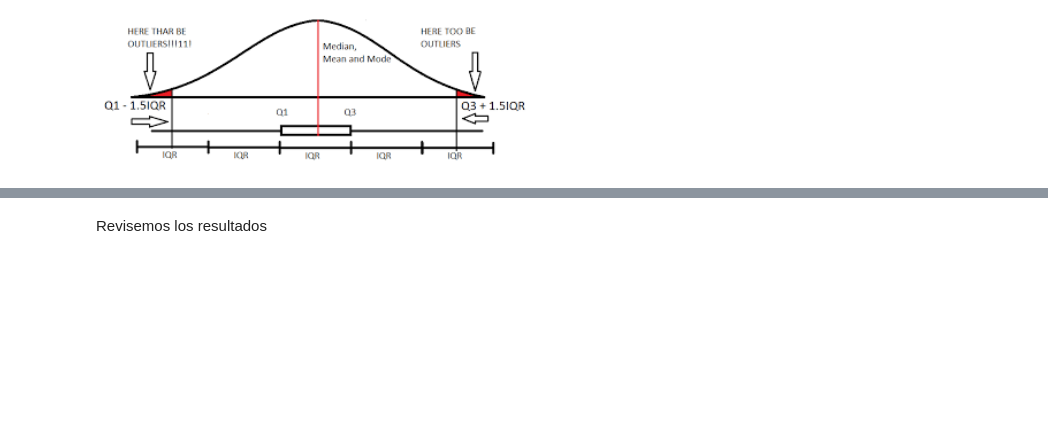
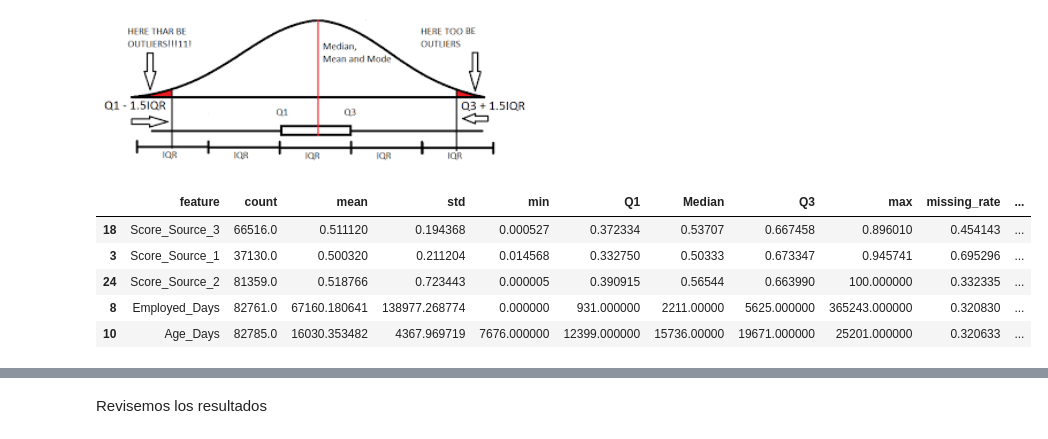
Before and after one commit to JCaballerot/Credit-Scoring, a Jupyter notebook: CreditScoring/Lab_Automobile_Loan_Default.ipynb, the cells around one changed output, grey strips where cells are left out. Saved outputs shown, nothing was run; the diff lists cells and outputs as text; code cells hidden in the pictures; blank space fills up the shorter version.

```diff
--- a/CreditScoring/Lab_Automobile_Loan_Default.ipynb
+++ b/CreditScoring/Lab_Automobile_Loan_Default.ipynb
@@ -360,10 +661,17 @@ ax = sns.boxplot(x="Default", y="Client_Income", data=X_train, palette = 'hls')
 # %%
 #Leyendo tabla resumen
 
-univariate_II = pd.read_csv('univariate_asssesment.csv').sort_values(by = 'abs_gini', ascending = False)
-univariate_II = univariate_II.loc[univariate_II.abs_gini > 0.025]
+univariate_II = pd.read_csv('univariate_assesment.csv').sort_values(by = 'abs_ginimax', ascending = False)
+univariate_II = univariate_II.loc[univariate_II.abs_ginimax > 0.025]
 
 univariate_II.head()
+# %% [output]
+|  | feature | count | mean | std | min | Q1 | Median | Q3 | max | missing_rate | ... |
+| 18 | Score_Source_3 | 66516.0 | 0.511120 | 0.194368 | 0.000527 | 0.372334 | 0.53707 | 0.667458 | 0.896010 | 0.454143 | ... |
+| 3 | Score_Source_1 | 37130.0 | 0.500320 | 0.211204 | 0.014568 | 0.332750 | 0.50333 | 0.673347 | 0.945741 | 0.695296 | ... |
+| 24 | Score_Source_2 | 81359.0 | 0.518766 | 0.723443 | 0.000005 | 0.390915 | 0.56544 | 0.663990 | 100.000000 | 0.332335 | ... |
+| 8 | Employed_Days | 82761.0 | 67160.180641 | 138977.268774 | 0.000000 | 931.000000 | 2211.00000 | 5625.000000 | 365243.000000 | 0.320830 | ... |
+| 10 | Age_Days | 82785.0 | 16030.353482 | 4367.969719 | 7676.000000 | 12399.000000 | 15736.00000 | 19671.000000 | 25201.000000 | 0.320633 | ... |
 # %%
 # Calculando los intervalos RIC
 
```
Also changed, not shown: parts of 45 cells of this notebook.
